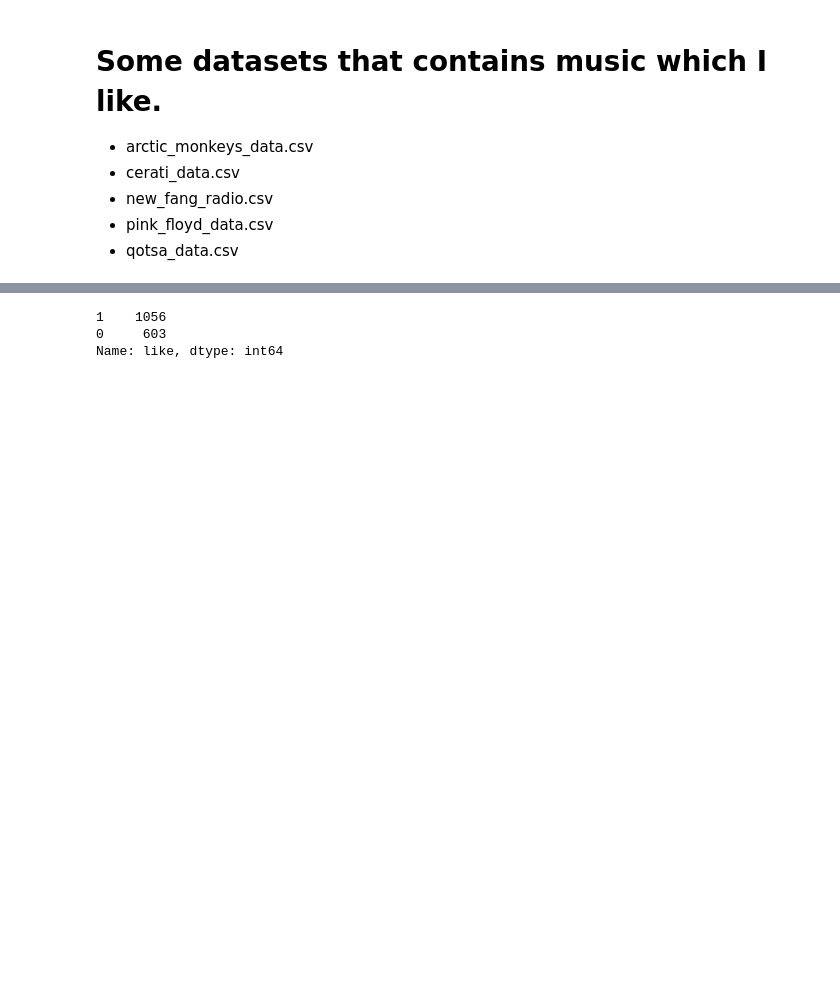
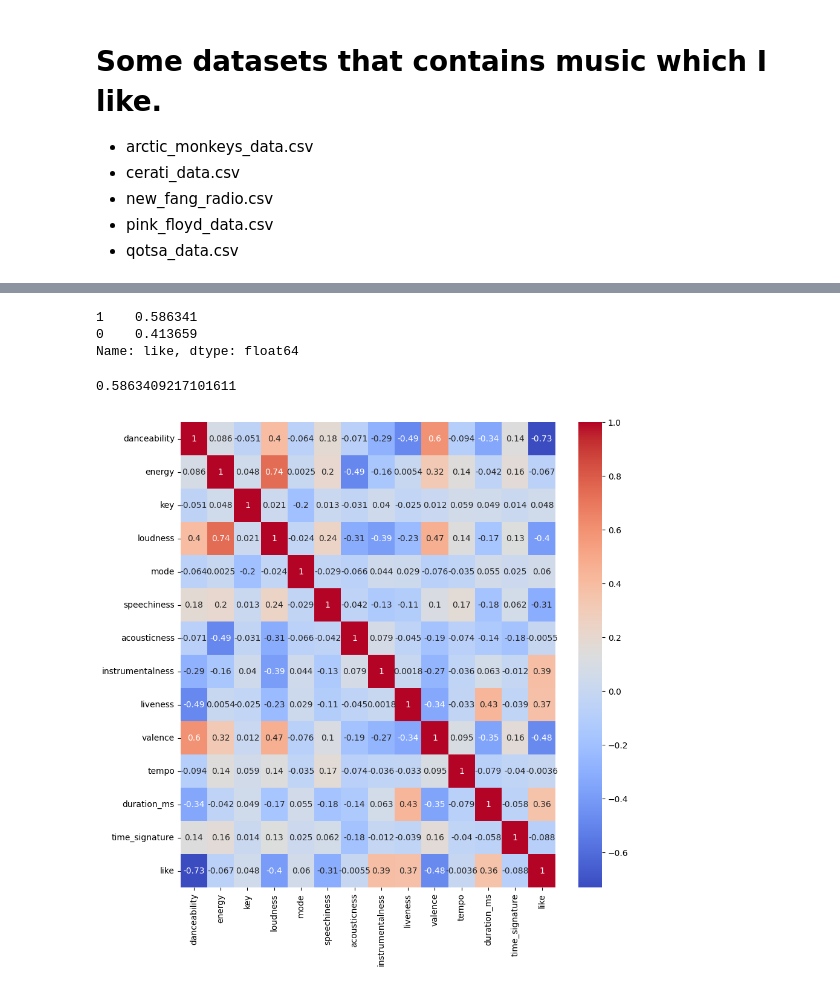
Before and after one commit to eeeds/ML-Camp, a Jupyter notebook: 08-midterm-project/notebooks/notebook.ipynb, the cells around one changed output, grey strips where cells are left out. Drawn from its saved outputs; the diff is of its cells as text; code cells hidden in the pictures; blank space fills up the shorter version.

```diff
--- a/08-midterm-project/notebooks/notebook.ipynb
+++ b/08-midterm-project/notebooks/notebook.ipynb
@@ -160,8 +163,18 @@ elegante_df = pd.read_csv('../data/elegante.csv')
 elegante_df = music_that_i_like(elegante_df, like = False)
 villagran_df =pd.read_csv('../data/villagran.csv')
 villagran_df = music_that_i_like(villagran_df, like = False)
+pop_list_df = pd.read_csv('../data/pop_list.csv')
+pop_list_df = music_that_i_like(pop_list_df, like = False)
+bad_bunny_df = pd.read_csv('../data/bad_bunny.csv')
+bad_bunny_df = music_that_i_like(bad_bunny_df, like = False)
+daddy_yankee_df = pd.read_csv('../data/daddy_yankee.csv')
+daddy_yankee_df = music_that_i_like(daddy_yankee_df, like = False)
 # %%
 ## Concat all the datasets
 df = pd.concat([artic_monkeys_df, cerati_df, new_fang_df, pink_floyd_df, qotsa_df,
   kpop_df, reggaeton_df, trapper_df, latino_df,
-  tini_df, camilo_df, top_hits_df,villagran_df, elegante_df, cumbia_df], ignore_index=True)
+  tini_df, camilo_df, top_hits_df,villagran_df, elegante_df, cumbia_df, pop_list_df, bad_bunny_df,
+  daddy_yankee_df], ignore_index=True)
+
+## Drop duplicates
+df.drop_duplicates(inplace=True)
@@ -168,6 +246,21 @@ df = pd.concat([artic_monkeys_df, cerati_df, new_fang_df, pink_floyd_df, qotsa_d
+# %%
+## Percentage of 1s and 0s
+df.like.value_counts(normalize= True)
+# %% [output]
+1    0.586341
+0    0.413659
+Name: like, dtype: float64
 # %%
-df.like.value_counts()
+df.like.mean()
 # %% [output]
-1    1056
-0     603
-Name: like, dtype: int64
+0.5863409217101611
+# %%
+##Correlation between variables
+corr = df.corr()
+plt.figure(figsize=(10,10))
+sns.heatmap(corr, annot=True, cmap='coolwarm')
+plt.show()
+
+## It seems that I don't really like music that has high danceability.
+# %% [output]
+[figure, added]
```
Also changed, not shown: parts of 33 cells of this notebook, 2 other files.
